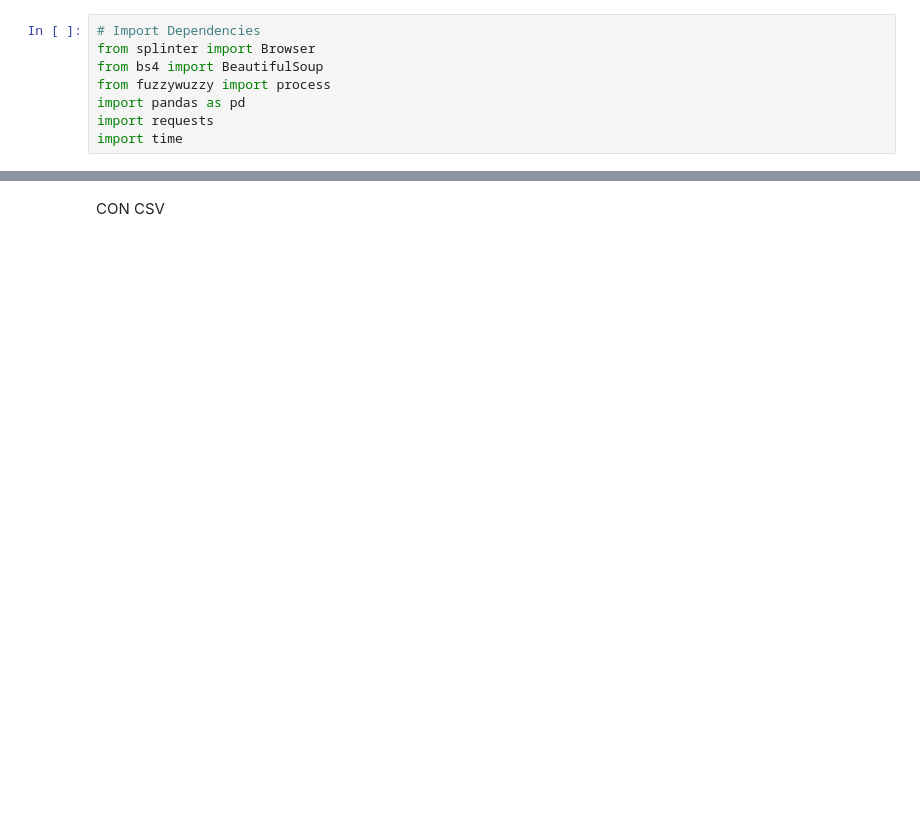
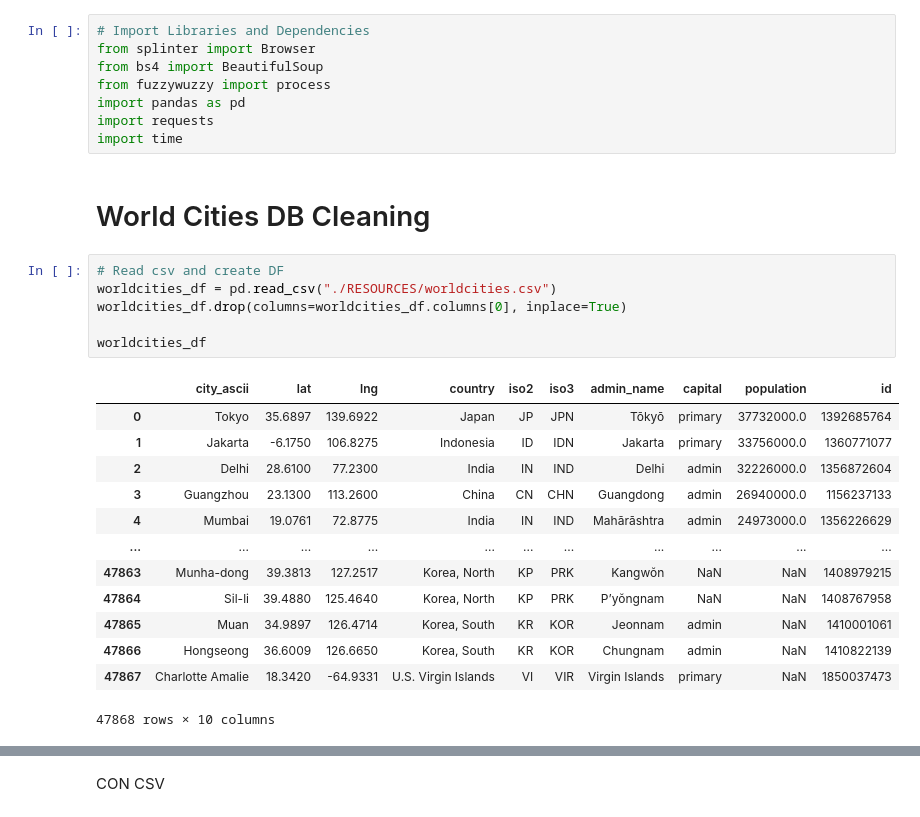
Before and after one commit to dgname/Project_3_UFOsightings, a Jupyter notebook: ufosightings.ipynb, the cells around one changed output, grey strips where cells are left out. Cells and saved outputs as stored; diff of their text form; blank space fills up the shorter version.

```diff
--- a/ufosightings.ipynb
+++ b/ufosightings.ipynb
@@ -1,8 +1,30 @@
 # %%
-# Import Dependencies
+# Import Libraries and Dependencies
 from splinter import Browser
 from bs4 import BeautifulSoup
 from fuzzywuzzy import process
 import pandas as pd
 import requests
 import time
+# %% [markdown]
+# World Cities DB Cleaning
+# %%
+# Read csv and create DF
+worldcities_df = pd.read_csv("./RESOURCES/worldcities.csv")
+worldcities_df.drop(columns=worldcities_df.columns[0], inplace=True)
+
+worldcities_df
+# %% [output]
+|  | city_ascii | lat | lng | country | iso2 | iso3 | admin_name | capital | population | id |
+| 0 | Tokyo | 35.6897 | 139.6922 | Japan | JP | JPN | Tōkyō | primary | 37732000.0 | 1392685764 |
+| 1 | Jakarta | -6.1750 | 106.8275 | Indonesia | ID | IDN | Jakarta | primary | 33756000.0 | 1360771077 |
+| 2 | Delhi | 28.6100 | 77.2300 | India | IN | IND | Delhi | admin | 32226000.0 | 1356872604 |
+| 3 | Guangzhou | 23.1300 | 113.2600 | China | CN | CHN | Guangdong | admin | 26940000.0 | 1156237133 |
+| 4 | Mumbai | 19.0761 | 72.8775 | India | IN | IND | Mahārāshtra | admin | 24973000.0 | 1356226629 |
+| ... | ... | ... | ... | ... | ... | ... | ... | ... | ... | ... |
+| 47863 | Munha-dong | 39.3813 | 127.2517 | Korea, North | KP | PRK | Kangwŏn | NaN | NaN | 1408979215 |
+| 47864 | Sil-li | 39.4880 | 125.4640 | Korea, North | KP | PRK | P’yŏngnam | NaN | NaN | 1408767958 |
+| 47865 | Muan | 34.9897 | 126.4714 | Korea, South | KR | KOR | Jeonnam | admin | NaN | 1410001061 |
+| 47866 | Hongseong | 36.6009 | 126.6650 | Korea, South | KR | KOR | Chungnam | admin | NaN | 1410822139 |
+| 47867 | Charlotte Amalie | 18.3420 | -64.9331 | U.S. Virgin Islands | VI | VIR | Virgin Islands | primary | NaN | 1850037473 |
+47868 rows × 10 columns
```
Also changed, not shown: parts of 16 cells of this notebook, 2 other files.
